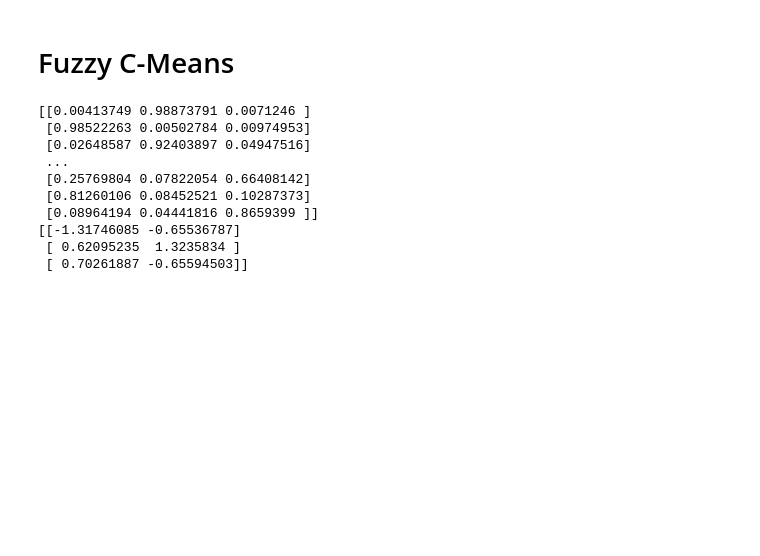
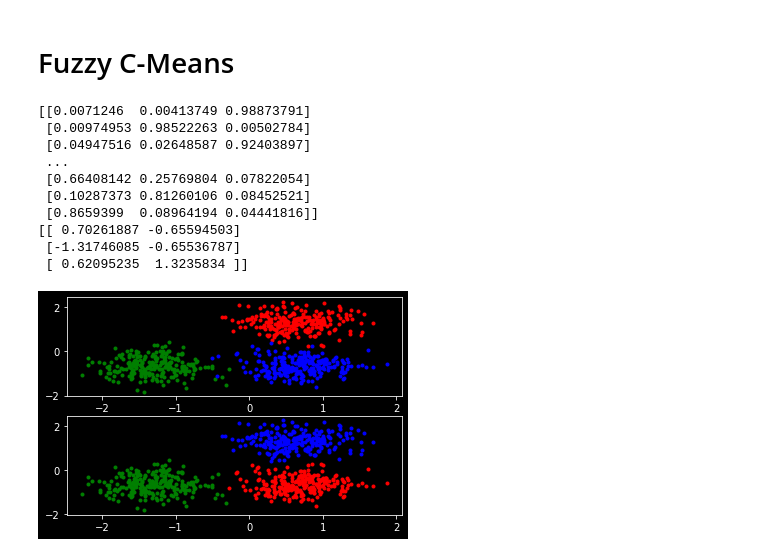
Before and after one commit to BenjaminPeltier/Fuzzy-C-Means, a Jupyter notebook: Fuzzy_C_Means.ipynb, the cells around one changed output. Drawn from its saved outputs; the diff is of its cells as text; code cells hidden in the pictures; blank space fills up the shorter version.

Commit message:
displaying the clusters

```diff
--- a/Fuzzy_C_Means.ipynb
+++ b/Fuzzy_C_Means.ipynb
@@ -54,7 +55,8 @@ from sklearn.preprocessing import StandardScaler
 centers = [[1, 1], [-1, -1], [1, -1]]
 X, labels_true = make_blobs(
     n_samples=750, centers=centers,
-    cluster_std=0.4, random_state=0
+    cluster_std=0.4, random_state=0,
+    n_features=3, shuffle=True
 )
 X = StandardScaler().fit_transform(X)
 # %%
@@ -64,16 +66,30 @@ weights, centroids = fcm(X, c=3, m=2, max_iter=50)
 print(weights)
 print(centroids)
 # %% [output]
-[[0.00413749 0.98873791 0.0071246 ]
- [0.98522263 0.00502784 0.00974953]
- [0.02648587 0.92403897 0.04947516]
+[[0.0071246  0.00413749 0.98873791]
+ [0.00974953 0.98522263 0.00502784]
+ [0.04947516 0.02648587 0.92403897]
  ...
- [0.25769804 0.07822054 0.66408142]
- [0.81260106 0.08452521 0.10287373]
- [0.08964194 0.04441816 0.8659399 ]]
-[[-1.31746085 -0.65536787]
- [ 0.62095235  1.3235834 ]
- [ 0.70261887 -0.65594503]]
+ [0.66408142 0.25769804 0.07822054]
+ [0.10287373 0.81260106 0.08452521]
+ [0.8659399  0.08964194 0.04441816]]
+[[ 0.70261887 -0.65594503]
+ [-1.31746085 -0.65536787]
+ [ 0.62095235  1.3235834 ]]
+# %%
+
+plt.figure()
+plt.subplot(2,1,1)
+plt.plot(X[labels_true == 0, 0], X[labels_true == 0, 1], ".r")
+plt.plot(X[labels_true == 1, 0], X[labels_true == 1, 1], ".g")
+plt.plot(X[labels_true == 2, 0], X[labels_true == 2, 1], ".b")
+plt.subplot(2,1,2)
+plt.plot(X[np.argmax(weights, axis=1) == 0, 0], X[np.argmax(weights, axis=1) == 0, 1], ".r")
+plt.plot(X[np.argmax(weights, axis=1) == 1, 0], X[np.argmax(weights, axis=1) == 1, 1], ".g")
+plt.plot(X[np.argmax(weights, axis=1) == 2, 0], X[np.argmax(weights, axis=1) == 2, 1], ".b")
+plt.show()
+# %% [output]
+[figure, added]
 # %%
 
 print("Completeness : ", metrics.completeness_score(
```
Also changed, not shown: parts of 3 cells of this notebook.
